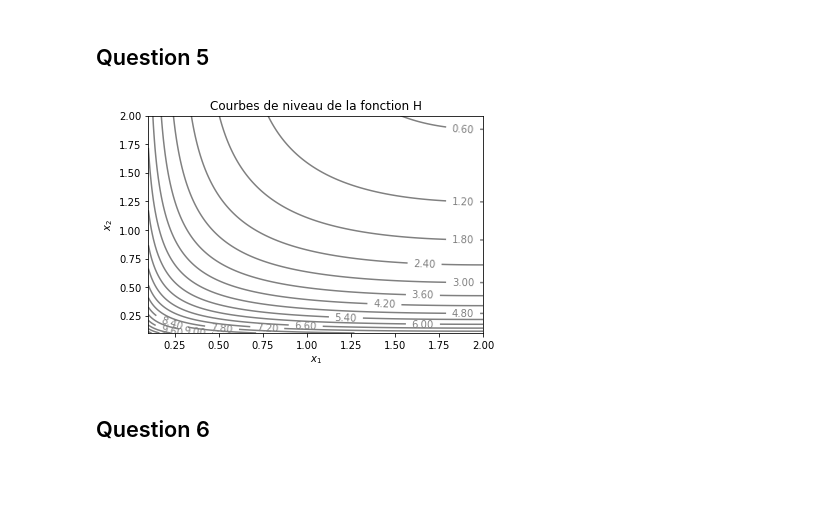
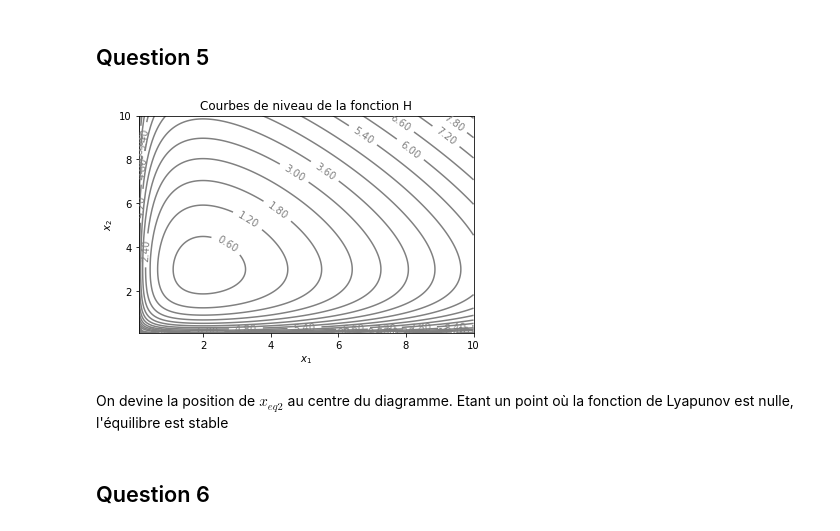
Before and after one commit to hallerantoine/projet-equa-diff, a Jupyter notebook: Projet équations différentielles.ipynb, the cells around one changed output. Drawn from its saved outputs; the diff is of its cells as text; code cells hidden in the pictures; blank space fills up the shorter version.

```diff
--- a/Projet équations différentielles.ipynb
+++ b/Projet équations différentielles.ipynb
@@ -124,19 +168,21 @@ H est une fonction de Lyapunov et est bien définie sur $\mathbf{R}_{+}^{*} \tim
 # %%
 def H(x1,x2):
     return d*x1 - g*np.log(x1) + b*x2 - a*np.log(x2)
 
-x , y = np.meshgrid(np.linspace(0.1,2,201),np.linspace(0.1,2,201))
+x , y = np.meshgrid(np.linspace(0.1,10,201),np.linspace(0.1,10,201))
 z = H(x,y)
 
 plt.figure(1)
 graphe = plt.contour(x,y,z,20,colors="grey")
 plt.clabel(graphe,inline=1,fontsize=10,fmt='%3.2f')
 plt.xlabel(r"$x_{1}$")
 plt.ylabel(r"$x_{2}$")
 plt.title("Courbes de niveau de la fonction H")
 plt.show()
 # %% [output]
-[figure, old version]
+[figure, new version]
+# %% [markdown]
+On devine la position de $x_{eq2}$ au centre du diagramme. Etant un point où la fonction de Lyapunov est nulle, l'équilibre est stable
 # %% [markdown]
 ## Question 6
 # %%
```
Also changed, not shown: parts of 5 cells of this notebook.
